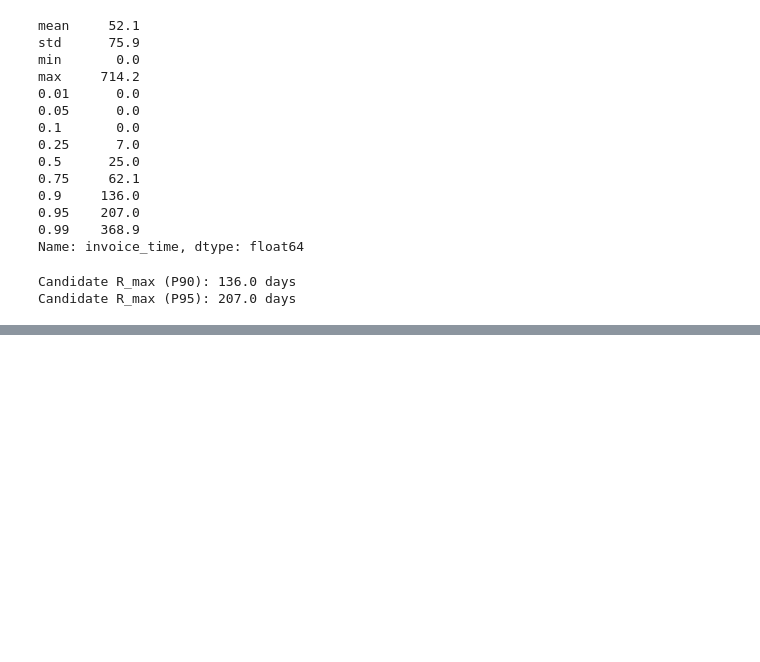
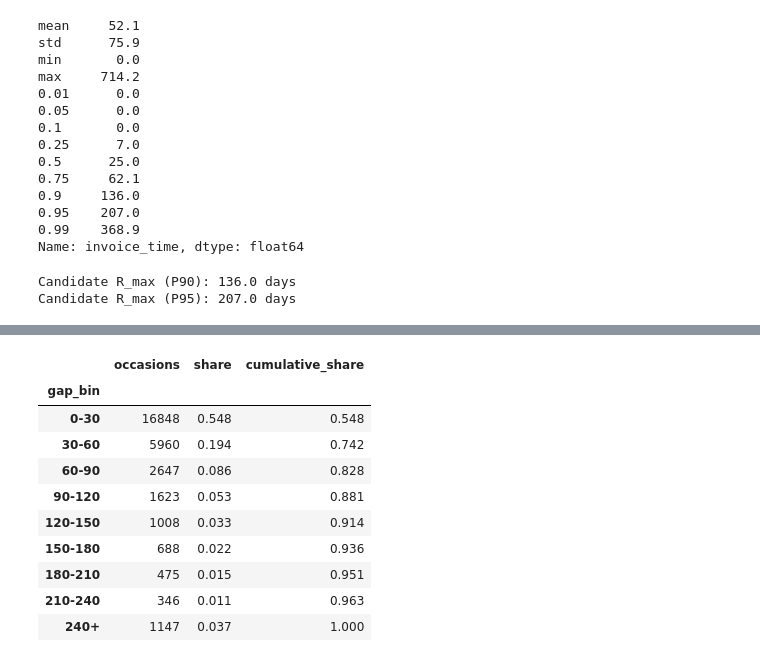
Before and after one commit to nguyenbaanh7779/customer-churn-prediction, a Jupyter notebook: notebooks/06_data_understanding.ipynb, the cells around one changed output, grey strips where cells are left out. Saved outputs shown, nothing was run; the diff lists cells and outputs as text; code cells hidden in the pictures; blank space fills up the shorter version.

```diff
--- a/notebooks/06_data_understanding.ipynb
+++ b/notebooks/06_data_understanding.ipynb
@@ -1328,0 +647,31 @@ definition, applied here provisionally.
+# %%
+GAP_BIN_DAYS = 30
+GAP_BIN_CAP = 240  # gaps >= 240 days share one open-ended bin
+gap_bin_edges = list(range(0, GAP_BIN_CAP + 1, GAP_BIN_DAYS)) + [np.inf]
+gap_bin_labels = [
+    f"{lo}-{lo + GAP_BIN_DAYS}" for lo in gap_bin_edges[:-2]
+] + [f"{GAP_BIN_CAP}+"]
+
+gap_bins = pd.cut(
+    gap_days, bins=gap_bin_edges, labels=gap_bin_labels, right=False
+)
+gap_bin_table = (
+    gap_bins.value_counts(sort=False)
+    .rename_axis("gap_bin")
+    .to_frame("occasions")
+)
+gap_bin_table["share"] = gap_bin_table["occasions"] / len(gap_days)
+gap_bin_table["cumulative_share"] = gap_bin_table["share"].cumsum()
+gap_bin_table.round(3)
+# %% [output]
+|  | occasions | share | cumulative_share |
+| gap_bin |  |  |  |
+| 0-30 | 16848 | 0.548 | 0.548 |
+| 30-60 | 5960 | 0.194 | 0.742 |
+| 60-90 | 2647 | 0.086 | 0.828 |
+| 90-120 | 1623 | 0.053 | 0.881 |
+| 120-150 | 1008 | 0.033 | 0.914 |
+| 150-180 | 688 | 0.022 | 0.936 |
+| 180-210 | 475 | 0.015 | 0.951 |
+| 210-240 | 346 | 0.011 | 0.963 |
+| 240+ | 1147 | 0.037 | 1.000 |
```
Also changed, not shown: parts of 68 cells of this notebook, 27 other files.
